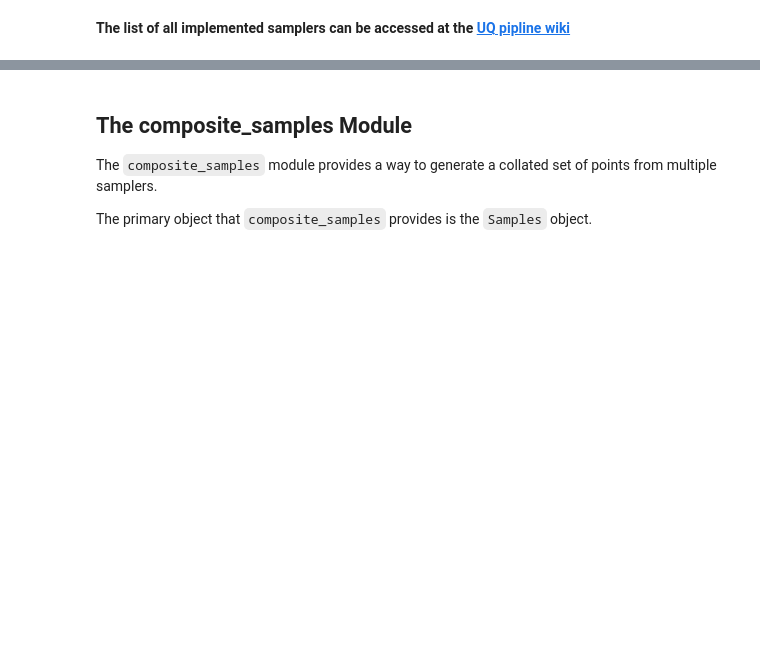
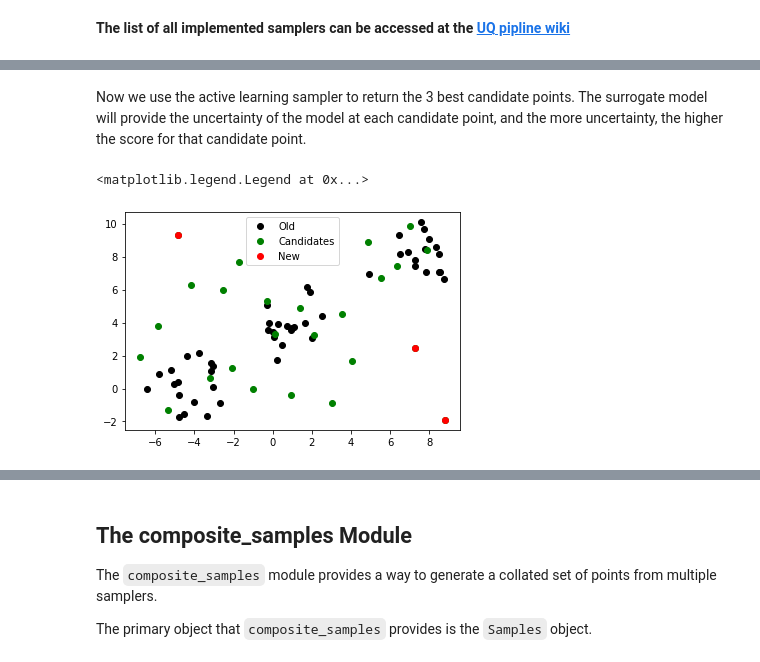
Before and after one commit to LLNL/trata, a Jupyter notebook: docs/notebooks/Sampling_Documentation.ipynb, the cells around one changed output, grey strips where cells are left out. Cells and saved outputs as stored; diff of their text form; code cells hidden in the pictures; blank space fills up the shorter version.

```diff
--- a/docs/notebooks/Sampling_Documentation.ipynb
+++ b/docs/notebooks/Sampling_Documentation.ipynb
@@ -73,0 +81,32 @@ plt.scatter(lhsStaticPoints[0], lhsStaticPoints[1])
+# %%
+from sklearn.datasets import make_blobs
+import numpy as np
+from sklearn.gaussian_process import GaussianProcessRegressor as gpr
+# Create some clustered data
+train_input, y = make_blobs(n_samples=50, centers=3, n_features=2, random_state=3)
+
+def my_model(np_input):
+    np_input = np_input.astype(float)
+    out = np.sin(np_input[:, 0]) + np.cos(np_input[:, 1])
+    return out.reshape(-1, 1)
+
+# Get the output values from our model
+train_output = my_model(train_input)
+
+# Train a surrogate model
+surrogate_model = gpr().fit(train_input, train_output)
+# %% [markdown]
+<p>Now we use the active learning sampler to return the 3 best candidate points. The surrogate model will provide the uncertainty of the model at each candidate point, and the more uncertainty, the higher the score for that candidate point.</p>
+# %%
+new_samples = adaptive_sampler.ActiveLearningSampler.sample_points(num_points=3,
+                                                                         cand_points=lhsStaticPoints.T,
+                                                                         model=surrogate_model,
+                                                                         seed=3)
+
+plt.plot(train_input[:,0], train_input[:,1], 'ko', label="Old")
+plt.plot(lhsStaticPoints.T[:,0], lhsStaticPoints.T[:,1], 'go', label="Candidates")
+plt.plot(new_samples[:,0], new_samples[:,1], 'ro', label="New")
+plt.legend()
+# %% [output]
+<matplotlib.legend.Legend at 0x...>
+[figure, added]
```
Also changed, not shown: parts of 13 cells of this notebook, 2 other files.
